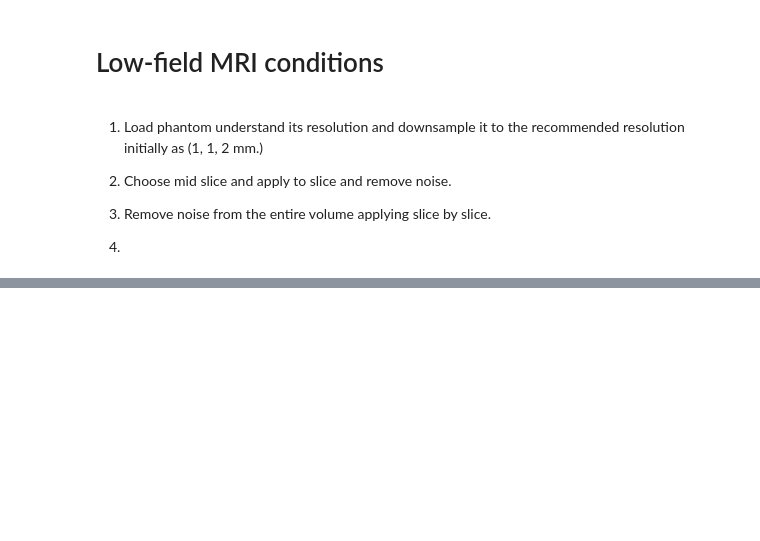
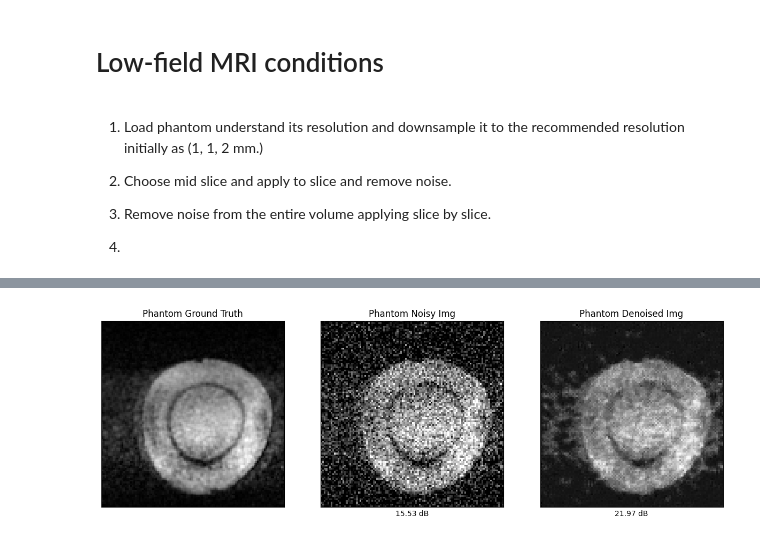
Before and after one commit to ajaynice1996/DIY_MRI_Workshop_II_Recon, a Jupyter notebook: Day_3_final_pipeline.ipynb, the cells around one changed output, grey strips where cells are left out. Drawn from its saved outputs; the diff is of its cells as text; code cells hidden in the pictures; blank space fills up the shorter version.

```diff
--- a/Day_3_final_pipeline.ipynb
+++ b/Day_3_final_pipeline.ipynb
@@ -437,3 +437,92 @@ ax[2].set(xlabel= str(round(PSNR,2)) + ' dB')
 3. Remove noise from the entire volume applying slice by slice.
 
 4.
+# %%
+import nibabel as nib
+import os
+import torch
+import numpy as np
+import matplotlib.pyplot as plt
+
+# Define the path to the Phantom_2.nii.gz file
+phantom_path = '/content/DIY_MRI_Workshop_II_Recon/data/Training_data/Phantom_2.nii.gz'
+
+# Load the NIfTI image for the phantom
+
+phantom_nifti_img = nib.load(phantom_path)
+phantom_volume_data = phantom_nifti_img.get_fdata()
+phantom_header = phantom_nifti_img.header
+
+print(f"Successfully loaded Phantom_2.nii.gz")
+print(f"Phantom image dimensions (voxels): {phantom_volume_data.shape}")
+print(f"Phantom voxel dimensions (resolution in mm): {phantom_header.get_zooms()}")
+
+# Extract a middle slice from the 3D phantom volume
+phantom_slice_index = phantom_volume_data.shape[2] // 2
+phantom_slice_np = phantom_volume_data[:, :, phantom_slice_index]
+
+print(f"\nMin value of phantom numpy slice (before tensor conversion): {phantom_slice_np.min():.4f}")
+print(f"Max value of phantom numpy slice (before tensor conversion): {phantom_slice_np.max():.4f}")
+
+# Normalize the phantom slice to 0-1 range
+if phantom_slice_np.max() > 1.0 or phantom_slice_np.min() < 0.0:
+    print("Note: Normalizing phantom numpy slice to 0-1 range for tensor conversion.")
+    phantom_slice_np = (phantom_slice_np - phantom_slice_np.min()) / (phantom_slice_np.max() - phantom_slice_np.min())
+
+# Convert the numpy array slice to a PyTorch tensor
+# Add a channel dimension (C=1 for grayscale) and a batch dimension (B=1)
+phantom_clean_tensor = torch.from_numpy(phantom_slice_np).float().unsqueeze(0).unsqueeze(0)
+
+print(f"Shape of the prepared phantom_clean_tensor (B C H W): {phantom_clean_tensor.shape}")
+print(f"Min value of phantom_clean_tensor (torch tensor): {phantom_clean_tensor.min():.4f}")
+print(f"Max value of phantom_clean_tensor (torch tensor): {phantom_clean_tensor.max():.4f}")
+
+# Add noise to the clean phantom slice using previously defined noise_level and noise_type
+phantom_noisy_tensor = add_noise(phantom_clean_tensor, noise_level)
+phantom_noisy_tensor = phantom_noisy_tensor.to(device)
+
+# Move clean phantom tensor to device for PSNR calculation
+phantom_clean_tensor = phantom_clean_tensor.to(device)
+
+# Denoise the phantom noisy slice using the trained model
+phantom_denoised_tensor = denoise(model, phantom_noisy_tensor)
+
+# Calculate PSNR for the denoised phantom slice
+phantom_psnr_denoised = 10 * np.log10(1 / mse(phantom_clean_tensor, phantom_denoised_tensor).item())
+phantom_psnr_noisy = 10 * np.log10(1 / mse(phantom_clean_tensor, phantom_noisy_tensor).item())
+
+print(f"\nPSNR for noisy phantom slice: {phantom_psnr_noisy:.2f} dB")
+print(f"PSNR for denoised phantom slice: {phantom_psnr_denoised:.2f} dB")
+
+# Prepare for plotting
+phantom_clean_plot = phantom_clean_tensor.cpu().squeeze(0).permute(1,2,0)
+phantom_noisy_plot = phantom_noisy_tensor.cpu().squeeze(0).permute(1,2,0)
+phantom_denoised_plot = phantom_denoised_tensor.cpu().squeeze(0).permute(1,2,0)
+
+# Display clean, noisy, and denoised phantom slices
+fig, ax = plt.subplots(1, 3, figsize=(15, 15))
+
+ax[0].imshow(phantom_clean_plot, cmap='gray')
+ax[0].set_xticks([])
+ax[0].set_yticks([])
+ax[0].set_title('Phantom Ground Truth')
+
+ax[1].imshow(phantom_noisy_plot, cmap='gray')
+ax[1].set_xticks([])
+ax[1].set_yticks([])
+ax[1].set_title('Phantom Noisy Img')
+ax[1].set(xlabel=str(round(phantom_psnr_noisy, 2)) + ' dB')
+
+ax[2].imshow(phantom_denoised_plot, cmap='gray')
+ax[2].set_xticks([])
+ax[2].set_yticks([])
+ax[2].set_title('Phantom Denoised Img')
+ax[2].set(xlabel=str(round(phantom_psnr_denoised, 2)) + ' dB')
+
+plt.show()
+
+except FileNotFoundError:
+    print(f"Error: The file {phantom_path} was not found. Please check the path and filename.")
+except Exception as e:
+    print(f"An error occurred while loading or processing the phantom image: {e}")
+# %% [output]
@@ -439,0 +542 @@ ax[2].set(xlabel= str(round(PSNR,2)) + ' dB')
+[figure, added]
```
Also changed, not shown: parts of 1 cell of this notebook.
